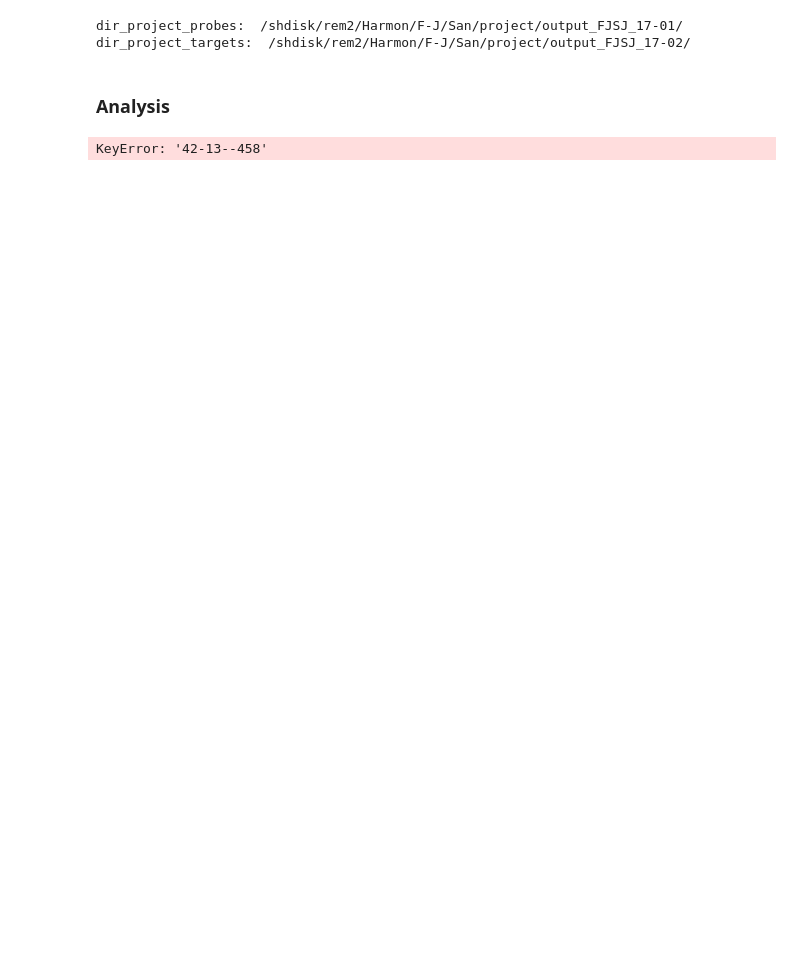
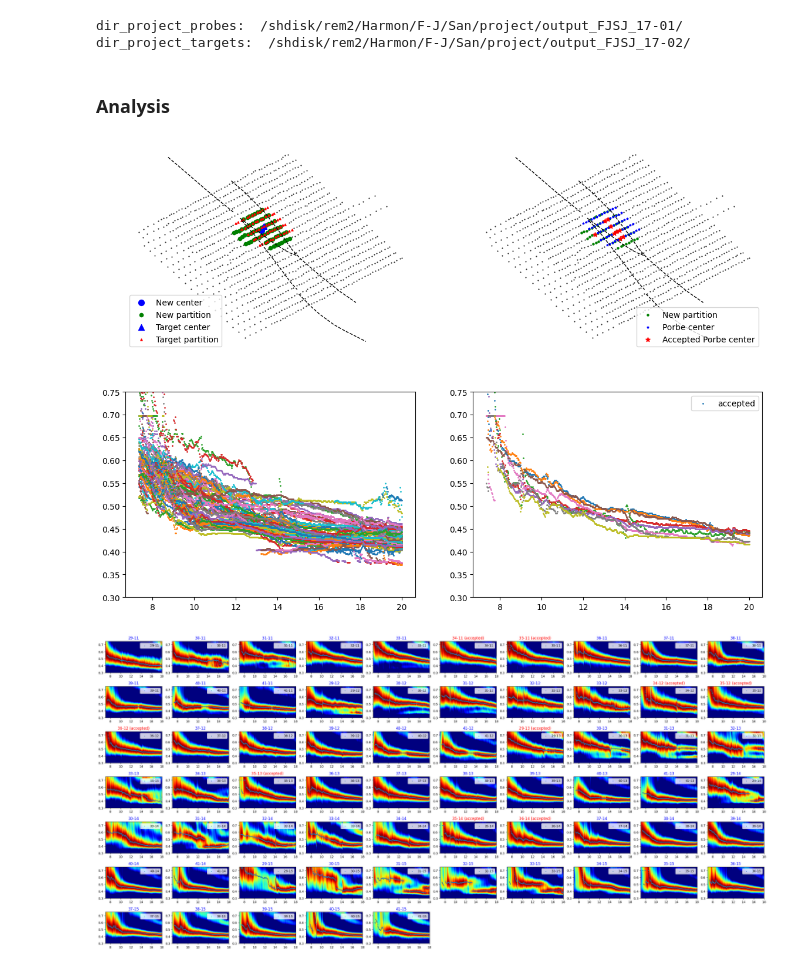
Before and after one commit to harmonsong/SGB_tomography_project, a Jupyter notebook: 3-2-2-3_post-KS-analysis.ipynb, the cells around one changed output. Saved outputs shown, nothing was run; the diff lists cells and outputs as text; code cells hidden in the pictures; blank space fills up the shorter version.

```diff
--- a/3-2-2-3_post-KS-analysis.ipynb
+++ b/3-2-2-3_post-KS-analysis.ipynb
@@ -114,24 +125,19 @@ lon_key_targets = loc_key_targets['lon_centroid'].tolist()
 probe_accept_all = info_basic_bi['probe_accept']
 # %%
 faults = np.load('clark_faults.npy', allow_pickle='TRUE').item()
-# %%
-dir_image = dir_project + info_basic['dir_image']
 # %%
 # read disp data
 disp_all = {}
 ff_all = {}
-for probe in key_probes:
-    file_ds = dir_project_probes  + info_basic_probes['dir_disp'] + 'autopick_'+probe+'.txt'
-    disp_all[probe] = np.loadtxt(file_ds,delimiter=',')[:,1]
-    ff_all[probe] = np.loadtxt(file_ds,delimiter=',')[:,0]
+ds_probe_all = {}
+for probe in probes:
+    file_disp = dir_project_probes  + info_basic_probes['dir_disp'] + 'autopick_'+probe+'.txt'
+    disp_all[probe] = np.loadtxt(file_disp,delimiter=',')[:,1]
+    ff_all[probe] = np.loadtxt(file_disp,delimiter=',')[:,0]
+    file_ds = dir_project_probes  + info_basic_probes['dir_ds'] + 'ds_'+probe+'.h5'
+    ds = h5py.File(file_ds,'r')
+    ds_probe_all[probe] = ds['ds_remove'][0]
+    ds.close()
-# %%
-# read F-J spectrogram
-ds_probe_all = {}
-for probe in key_probes:
-    file_ds = dir_project_probes  + info_basic_probes['dir_ds'] + 'ds_'+probe+'.h5'
-    ds = h5py.File(file_ds,'r')
-    ds_probe_all[probe] = ds['ds_remove'][0]
-    ds.close()
 # %% [markdown]
 ### Analysis
 # %%
@@ -273,11 +257,8 @@ nums_repick = [458]
 key_subworks = []
 for num in nums_repick:
     tag = str(num)
-    key_subwork0 = [key_subwork for key_subwork in info_basic['key_subworks'] if tag == key_subwork[-len(str(tag)):]][0]
+    key_subwork0 = [key_subwork for key_subwork in info_basic['key_subworks'] if tag == key_subwork[:len(str(tag))]][0]
     key_subworks.append(key_subwork0)
-key_subworks
-
-
 filename = dir_project+'Basic_info.yml'
 with open(filename, 'r', encoding='utf-8') as f:
     info_basic = yaml.load(f.read(), Loader=yaml.FullLoader)
@@ -286,11 +267,12 @@ info_basic_bi = np.load(filename_bi, allow_pickle='TRUE').item()      # setting
 # %%
 c_lim = [0.3,0.75]
 f_lim = [7,18]
 for key_subwork in key_subworks:
-    target = key_subwork[:key_subwork.find('--')]
+    target = key_subwork[key_subwork.find('--')+2:]
     probes = info_basic_bi['probe'][key_subwork]
     probes_accept = probe_accept_all[target]
     new_target_comparison(key_subwork)
     plot_disp_all(key_subwork)
 # %% [output]
-KeyError: '42-13--458'
+[figure, added]
+[figure, added]
```
Also changed, not shown: parts of 8 cells of this notebook, 26 other files.
